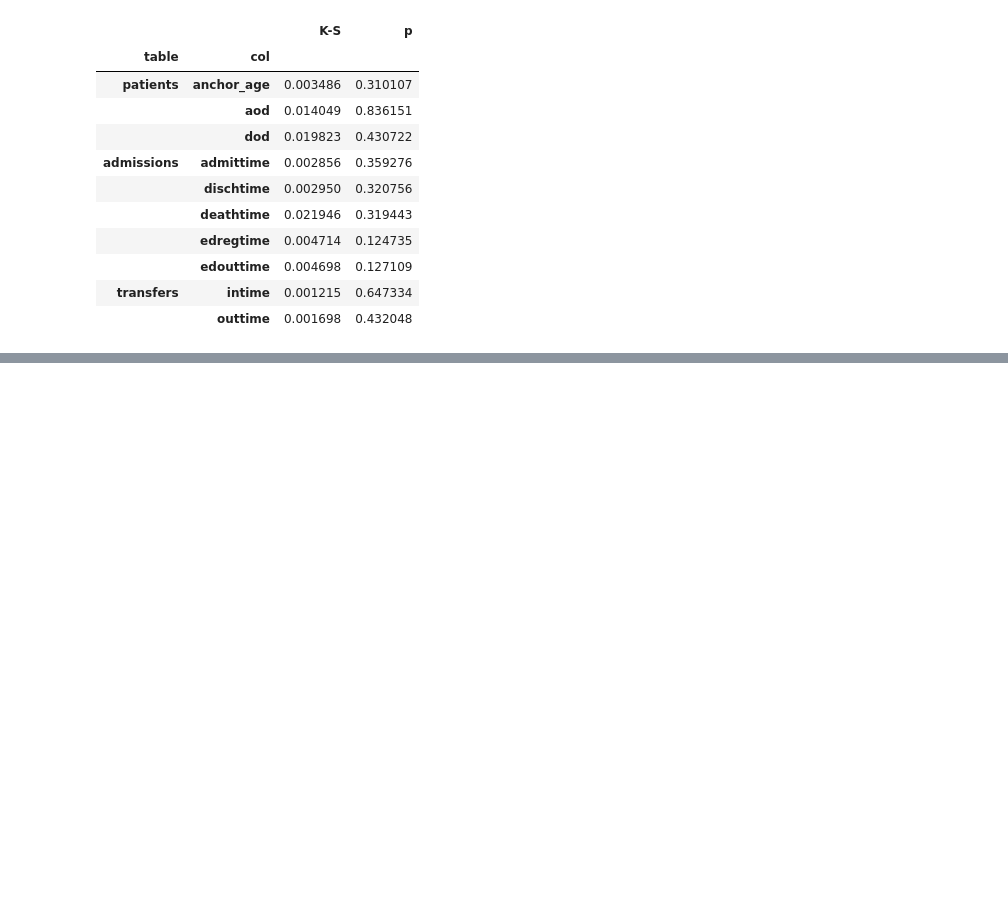
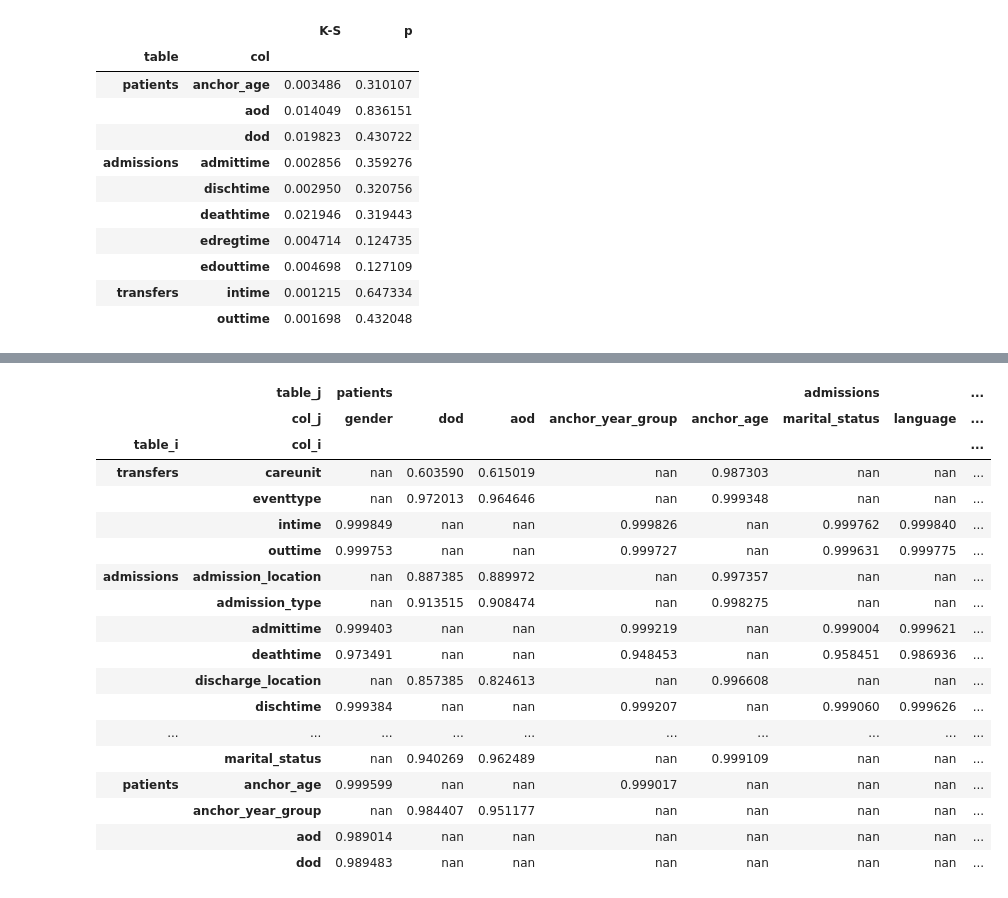
Before and after one commit to pasteur-dev/pasteur, a Jupyter notebook: notebooks/scratch.ipynb, the cells around one changed output, grey strips where cells are left out. Drawn from its saved outputs; the diff is of its cells as text; code cells hidden in the pictures; blank space fills up the shorter version.

```diff
--- a/notebooks/scratch.ipynb
+++ b/notebooks/scratch.ipynb
@@ -126,20 +146,25 @@ from scipy.special import kl_div
 def is_categorical(table, col):
     return metadata["tables"][table]["fields"][col]["type"] == "categorical"
 
+def is_id(table, col):
+    return metadata["tables"][table]["fields"][col]["type"] == "id"
+
 res = []
 for name, (a, b) in tables.items():
     cols = sorted(a.keys())
     for i, col_i in enumerate(cols):
-        if not is_categorical(name, col_i):
+        if is_id(name, col_i):
             continue
+        cat_i = is_categorical(name, col_i)
 
         for col_j in cols[i + 1 :]:
-            if not is_categorical(name, col_j):
+            if is_id(name, col_j):
                 continue
+            cat_j = is_categorical(name, col_j)
 
-            k, j = gen_freq(a, b, [col_i, col_j])
+            k, j = gen_freq(a, b, [col_i, col_j], [cat_i, cat_j])
             kl = 1 / (1 + kl_div(k, j).sum())
-            res.append([name, col_i, name, col_j, kl])
+            res.append([name, col_i, name, col_j, kl, len(k), cat_i, cat_j])
 
 for table in tables:
     a, b = tables[table]
@@ -154,13 +179,17 @@ for table in tables:
         cols_j = sorted(c.keys())
 
         for col_i in cols_i:
-            if not is_categorical(table, col_i):
+            if is_id(table, col_i):
                 continue
+            cat_i = is_categorical(table, col_i)
 
             for col_j in cols_j:
-                if not is_categorical(parent, col_j):
+                if is_id(parent, col_j):
                     continue
+                cat_j = is_categorical(parent, col_j)
 
-                k, j = gen_freq(a, b, [col_i, col_j])
+                k, j = gen_freq(a, b, [col_i, col_j], [cat_i, cat_j])
                 kl = 1 / (1 + kl_div(k, j).sum())
-                res.append([table, col_i, parent, col_j, kl])
+                res.append([table, col_i, parent, col_j, kl, len(k), cat_i, cat_j])
+
+res = pd.DataFrame(res, columns=["table_i", "col_i", "table_j", "col_j", "KL", "mlen", "cat_i", "cat_j"])
@@ -203,0 +296,22 @@ pt.style.background_gradient(axis=1).applymap(
+# %%
+mk_ks_plot(res['cat_i'] ^ res['cat_j'])
+# %% [output]
+|  | table_j | patients |  |  |  |  | admissions |  | ... |
+|  | col_j | gender | dod | aod | anchor_year_group | anchor_age | marital_status | language | ... |
+| table_i | col_i |  |  |  |  |  |  |  | ... |
+| transfers | careunit | nan | 0.603590 | 0.615019 | nan | 0.987303 | nan | nan | ... |
+|  | eventtype | nan | 0.972013 | 0.964646 | nan | 0.999348 | nan | nan | ... |
+|  | intime | 0.999849 | nan | nan | 0.999826 | nan | 0.999762 | 0.999840 | ... |
+|  | outtime | 0.999753 | nan | nan | 0.999727 | nan | 0.999631 | 0.999775 | ... |
+| admissions | admission_location | nan | 0.887385 | 0.889972 | nan | 0.997357 | nan | nan | ... |
+|  | admission_type | nan | 0.913515 | 0.908474 | nan | 0.998275 | nan | nan | ... |
+|  | admittime | 0.999403 | nan | nan | 0.999219 | nan | 0.999004 | 0.999621 | ... |
+|  | deathtime | 0.973491 | nan | nan | 0.948453 | nan | 0.958451 | 0.986936 | ... |
+|  | discharge_location | nan | 0.857385 | 0.824613 | nan | 0.996608 | nan | nan | ... |
+|  | dischtime | 0.999384 | nan | nan | 0.999207 | nan | 0.999060 | 0.999626 | ... |
+| ... | ... | ... | ... | ... | ... | ... | ... | ... | ... |
+|  | marital_status | nan | 0.940269 | 0.962489 | nan | 0.999109 | nan | nan | ... |
+| patients | anchor_age | 0.999599 | nan | nan | 0.999017 | nan | nan | nan | ... |
+|  | anchor_year_group | nan | 0.984407 | 0.951177 | nan | nan | nan | nan | ... |
+|  | aod | 0.989014 | nan | nan | nan | nan | nan | nan | ... |
+|  | dod | 0.989483 | nan | nan | nan | nan | nan | nan | ... |
```
Also changed, not shown: parts of 8 cells of this notebook.
